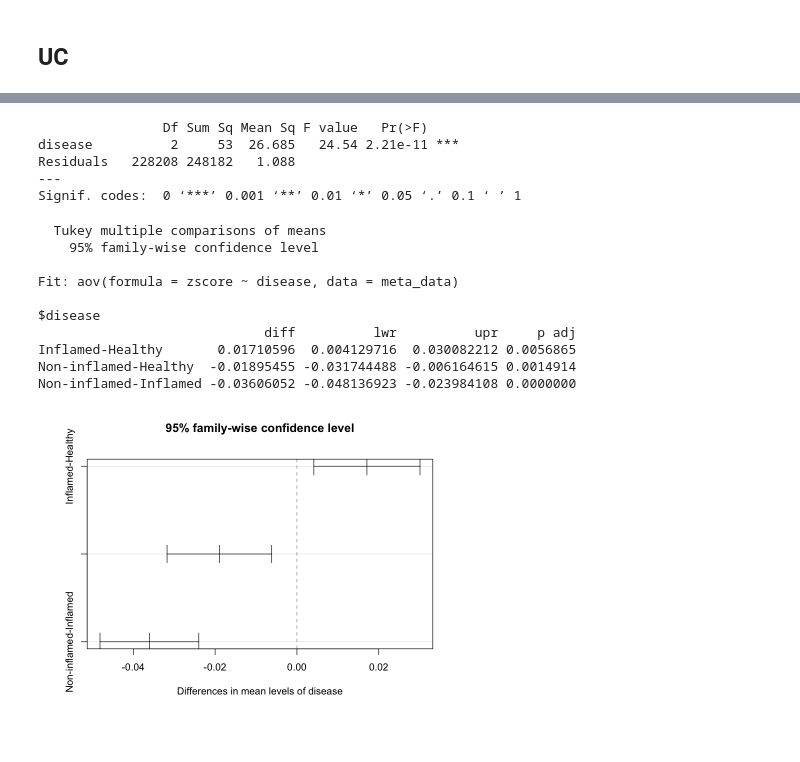
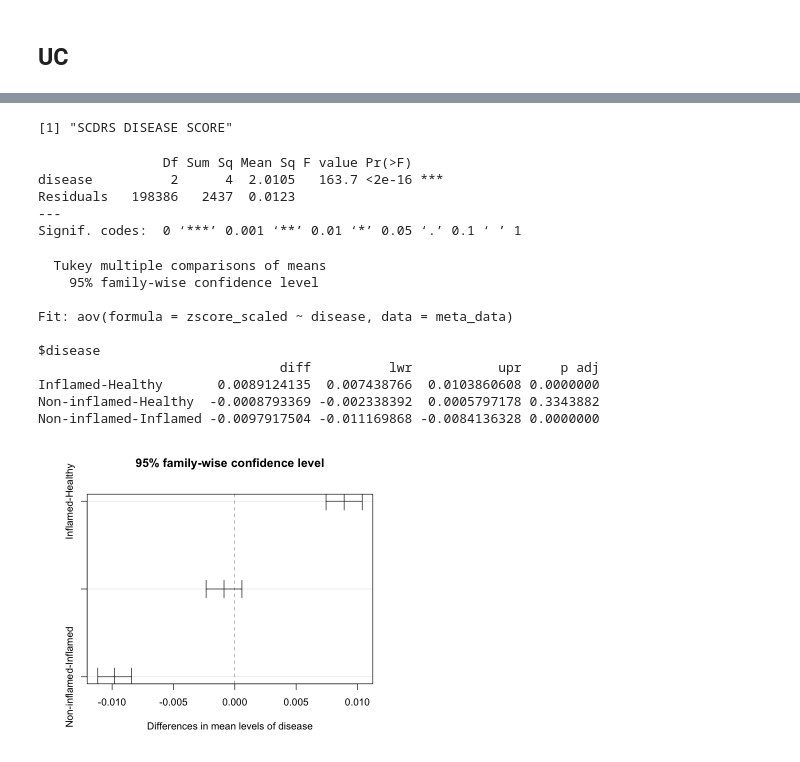
Before and after one commit to fanzhanglab/SCRNA-GWAS-Benchmarking, a Jupyter notebook: analysis/0A_Tool_Benchmarking/Sensitivity/Evaluate_Disease_Bias.ipynb, the cells around one changed output, grey strips where cells are left out. Drawn from its saved outputs; the diff is of its cells as text; code cells hidden in the pictures.

```diff
--- a/analysis/0A_Tool_Benchmarking/Sensitivity/Evaluate_Disease_Bias.ipynb
+++ b/analysis/0A_Tool_Benchmarking/Sensitivity/Evaluate_Disease_Bias.ipynb
@@ -88,3 +114,8 @@ ggsave("./RA_durationblock_cellstate.png", dpi=300, height=7, width=30)
 # %% [markdown]
 ### Do cells from patients with different durations of RA have different disease scores?
+# %%
+# scale to be from 0 to 1 so can get accurate comparison of changes
+scale_to_01 <- function(x) {
+  (x - min(x)) / (max(x) - min(x))
+}
 # %%
@@ -135,4 +326,9 @@ $RA_duration_block
 ## UC
 # %%
 meta_data <- readRDS("/Users/hopekirby/Desktop/SC_GWAS_Bench/data/SC_data/Simile_UC/meta_qc_ulcerative_colitis_gut.rds")
-cell_score <- data.frame(fread("/Users/hopekirby/Desktop/SC_GWAS_Bench/output/SCDRS/UC_53/UC2017.score.gz"))
+output_dir <- "/Users/hopekirby/Downloads/scpgwas/scdrs/10kb/"
+cell_score <- data.frame(fread(paste0(output_dir, "UC.score.gz")))
+#cell_score <- data.frame(fread("/Users/hopekirby/Desktop/SC_GWAS_Bench/output/SCDRS/UC_53/UC2017.score.gz"))
+cell_score_scp <- data.frame(fread("~/Downloads/scpgwas/scdrs/10kb/unweighted/UC_scP.score.gz"))
+# read in scpgwas results
+uc_scp_scores <- data.frame(fread("~/Downloads/scpgwas//UC_output_micro/UCmicro_white_10.22.24_singlecell_scPagwas_score_pvalue.Result.csv"))
@@ -139,7 +349,20 @@ cell_score <- data.frame(fread("/Users/hopekirby/Desktop/SC_GWAS_Bench/output/SC
 # %%
 rownames(cell_score) <- cell_score$V1
+rownames(cell_score_scp) <- cell_score_scp$V1
+rownames(uc_scp_scores) <- uc_scp_scores$V1
+meta_data = meta_data[meta_data$cell %in% uc_scp_scores$V1,]
+dim(meta_data)
 cell_score <- cell_score[meta_data$cell,]
 identical(cell_score$V1, meta_data$cell)
-meta_data <- cbind(meta_data, cell_score)
+cell_score_scp <- cell_score_scp[meta_data$cell,]
+identical(cell_score_scp$V1, meta_data$cell)
+cell_score_scp <- cell_score_scp[,c("mc_pval", "zscore")]
+colnames(cell_score_scp) <- c("mc_pval_scp", "zscore_scp")
+uc_scp_scores <- uc_scp_scores[meta_data$cell,]
+identical(uc_scp_scores$V1, meta_data$cell)
+meta_data <- cbind(meta_data, cell_score[,c("mc_pval", "zscore")])
+meta_data <- cbind(meta_data, cell_score_scp)
+meta_data <- cbind(meta_data, uc_scp_scores)
+
 any(is.na(cell_score))
 # %% [output]
@@ -195,30 +471,34 @@ ggsave("./UC_diseasestatus_scDRScore.png", dpi=300, width=7, height=5)
+# %%
+meta_data$zscore_scaled <- scale_to_01(meta_data$zscore)
+meta_data$TRS_scaled <- scale_to_01(meta_data$scPagwas.downTRS.Score)
+meta_data$zscore_scp_scaled <- scale_to_01(meta_data$zscore_scp)
 # %%
-anova_model <- aov(zscore ~ disease, data = meta_data)
+options(repr.plot.width=6)
+print("SCDRS DISEASE SCORE")
+anova_model <- aov(zscore_scaled ~ disease, data = meta_data)
 # View the ANOVA results
 summary(anova_model)
-
 # Run the Tukey post-hoc test for pairwise comparisons
 tukey_results <- TukeyHSD(anova_model)
-
 # View the Tukey test results
 print(tukey_results)
-
 # Optionally, plot the Tukey test results
 plot(tukey_results)
 # %% [output]
-                Df Sum Sq Mean Sq F value   Pr(>F)
-disease          2     53  26.685   24.54 2.21e-11 ***
-Residuals   228208 248182   1.088
----
-Signif. codes:  0 ‘***’ 0.001 ‘**’ 0.01 ‘*’ 0.05 ‘.’ 0.1 ‘ ’ 1
+[1] "SCDRS DISEASE SCORE"
-  Tukey multiple comparisons of means
-    95% family-wise confidence level
-
-Fit: aov(formula = zscore ~ disease, data = meta_data)
-
-$disease
-                             diff          lwr          upr     p adj
-Inflamed-Healthy       0.01710596  0.004129716  0.030082212 0.0056865
-Non-inflamed-Healthy  -0.01895455 -0.031744488 -0.006164615 0.0014914
-Non-inflamed-Inflamed -0.03606052 -0.048136923 -0.023984108 0.0000000
+                Df Sum Sq Mean Sq F value Pr(>F)
+disease          2      4  2.0105   163.7 <2e-16 ***
+Residuals   198386   2437  0.0123
+---
+Signif. codes:  0 ‘***’ 0.001 ‘**’ 0.01 ‘*’ 0.05 ‘.’ 0.1 ‘ ’ 1
+  Tukey multiple comparisons of means
+    95% family-wise confidence level
+
+Fit: aov(formula = zscore_scaled ~ disease, data = meta_data)
+
+$disease
+                               diff          lwr           upr     p adj
+Inflamed-Healthy       0.0089124135  0.007438766  0.0103860608 0.0000000
+Non-inflamed-Healthy  -0.0008793369 -0.002338392  0.0005797178 0.3343882
+Non-inflamed-Inflamed -0.0097917504 -0.011169868 -0.0084136328 0.0000000
-[figure, old version]
+[figure, new version]
```
Also changed, not shown: parts of 34 cells of this notebook, 3 other files.
